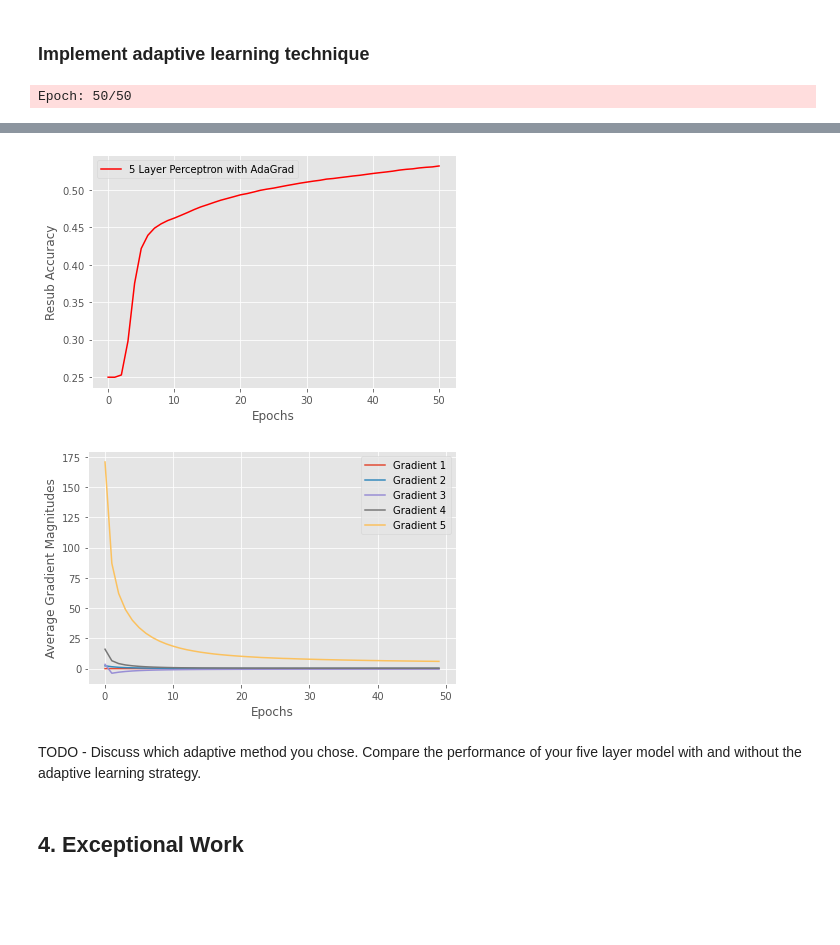
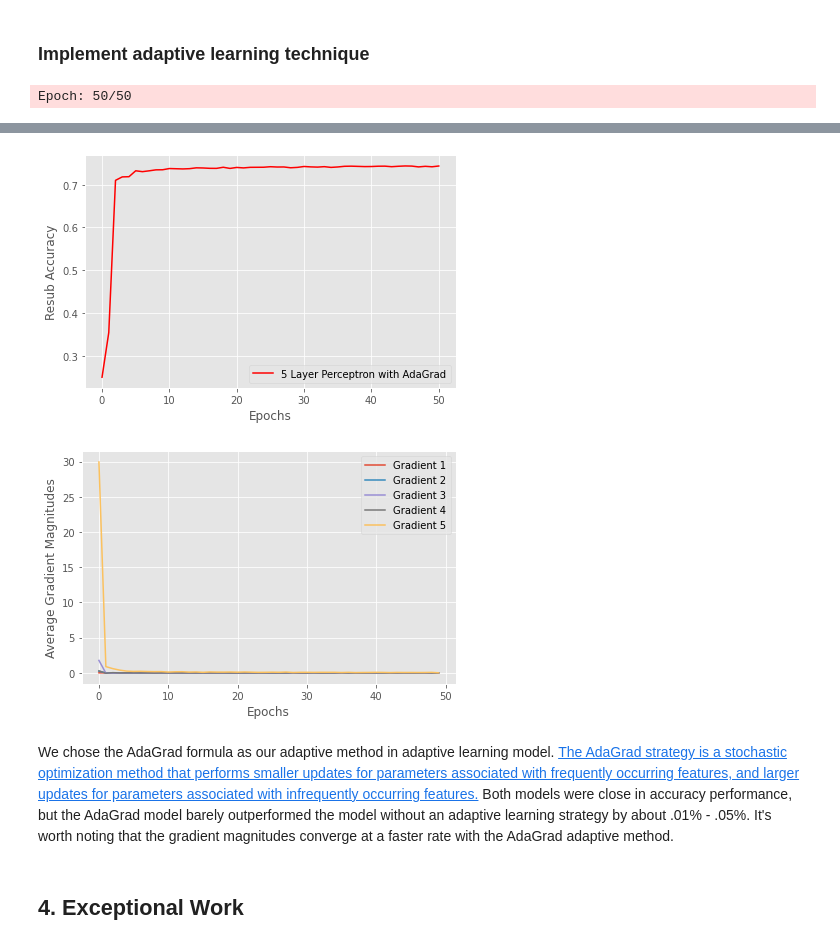
Before and after one commit to kirkwat/machine-learning, a Jupyter notebook: lab4/kirk.ipynb, the cells around one changed output, grey strips where cells are left out. Drawn from its saved outputs; the diff is of its cells as text; code cells hidden in the pictures; blank space fills up the shorter version.

```diff
--- a/lab4/kirk.ipynb
+++ b/lab4/kirk.ipynb
@@ -910,9 +905,10 @@ class AdaGradMLP(MLPBetterInitial):
 
         return gradient_averages
 # %%
+#use decrease_const as epsilon in AdaGrad formula
 vals = { 'layers':5, 'n_hidden':30,
-         'C':0.1, 'epochs':50, 'eta':0.001,
-         'alpha':0.001, 'decrease_const':1e-11, 'minibatches':50,
+         'C':0.1, 'epochs':50, 'eta':0.1,
+         'alpha':0.001, 'decrease_const':1e-12, 'minibatches':50,
          'shuffle':True,'random_state':1}
 
 #quantify performance using accuracy
@@ -931,6 +927,6 @@ Validation acc: 0.5270214521452146
-[figure, old version]
+[figure, new version]
-[figure, old version]
+[figure, new version]
-# %% [markdown]
-TODO - Discuss which adaptive method you chose. Compare the performance of your five layer model with and without the adaptive learning strategy.
+# %% [markdown]
+We chose the AdaGrad formula as our adaptive method in adaptive learning model. [The AdaGrad strategy is a stochastic optimization method that performs smaller updates for parameters associated with frequently occurring features, and larger updates for parameters associated with infrequently occurring features.](https://paperswithcode.com/method/adagrad) Both models were close in accuracy performance, but the AdaGrad model barely outperformed the model without an adaptive learning strategy by about .01% - .05%. It's worth noting that the gradient magnitudes converge at a faster rate with the AdaGrad adaptive method.
 # %% [markdown]
 ## 4. Exceptional Work
```
Also changed, not shown: parts of 11 cells of this notebook.
